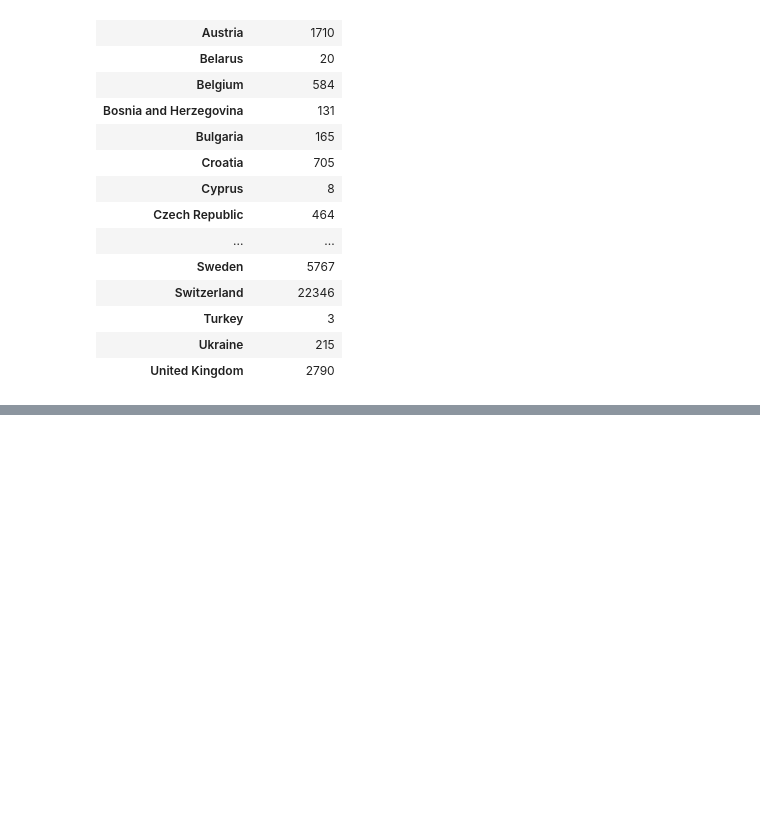
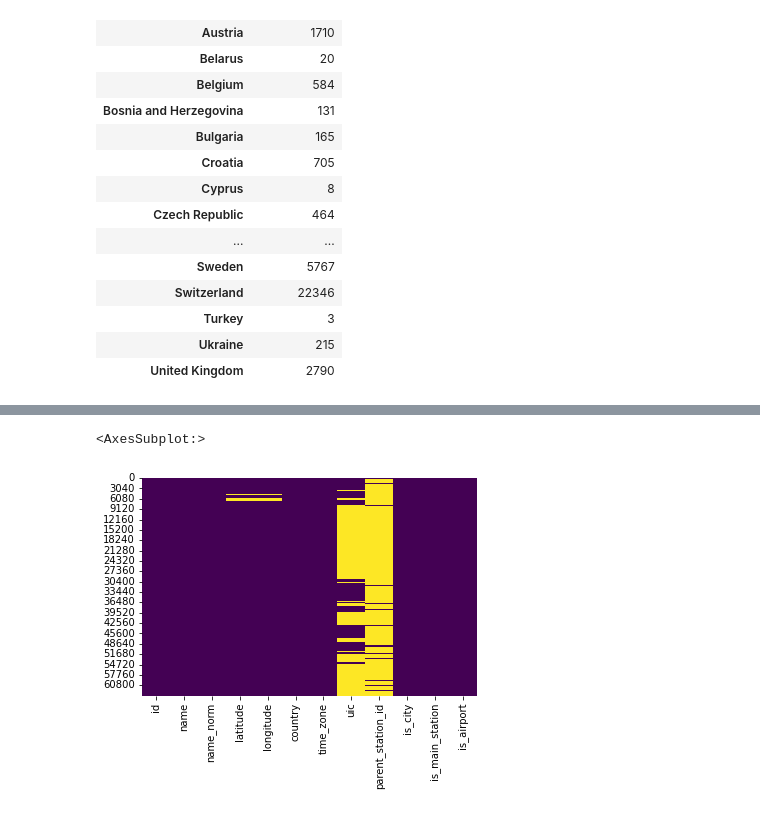
Before and after one commit to lucabi96/CPS_work, a Jupyter notebook: Train stations in Europe data analysis.ipynb, the cells around one changed output, grey strips where cells are left out. Cells and saved outputs as stored; diff of their text form; code cells hidden in the pictures; blank space fills up the shorter version.

```diff
--- a/Train stations in Europe data analysis.ipynb
+++ b/Train stations in Europe data analysis.ipynb
@@ -147,0 +255,10 @@ display(stations_per_countries)
+# %%
+#visualizing the missing values
+sns.heatmap(stations.isnull(), cbar = False, cmap = 'viridis')
+#With the help of heatmap, we can see the amount of data that is
+#missing from the attribute. With this, we can make decisions whether
+#to drop these missing values or to replace them. Usually dropping the
+#missing values is not advisable but sometimes it may be helpful too.
+# %% [output]
+<AxesSubplot:>
+[figure, added]
```
Also changed, not shown: parts of 21 cells of this notebook.
